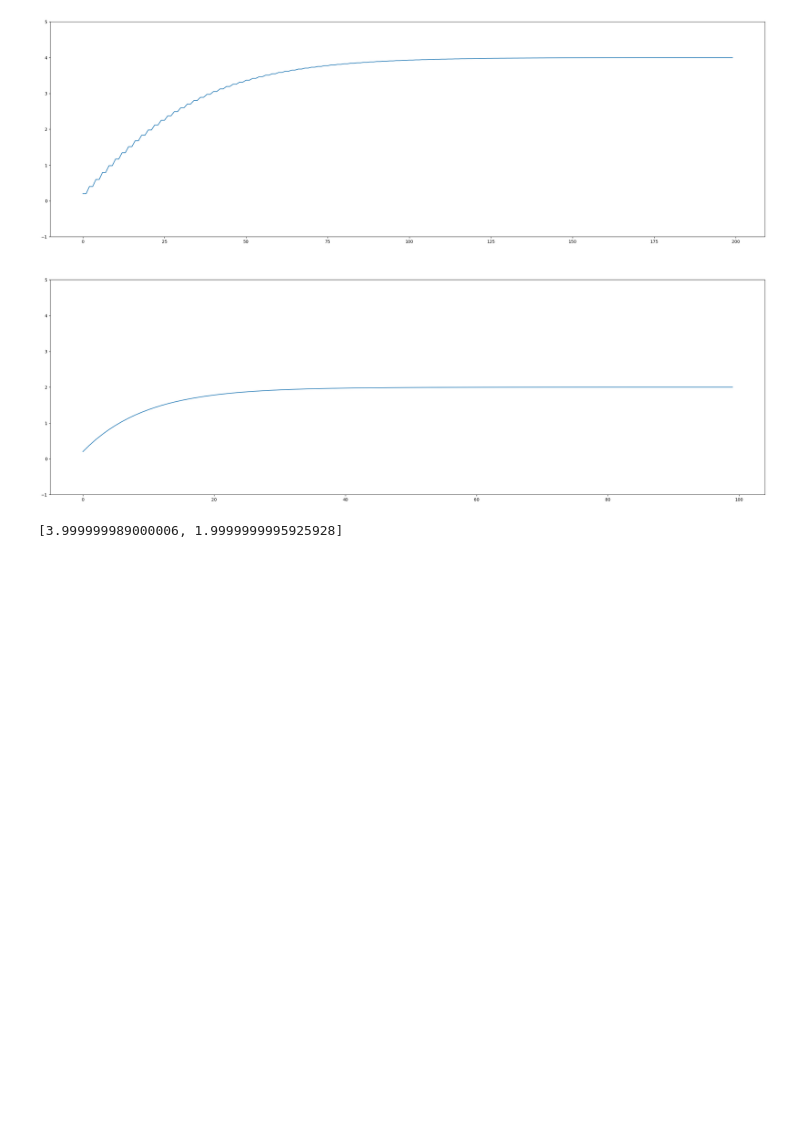
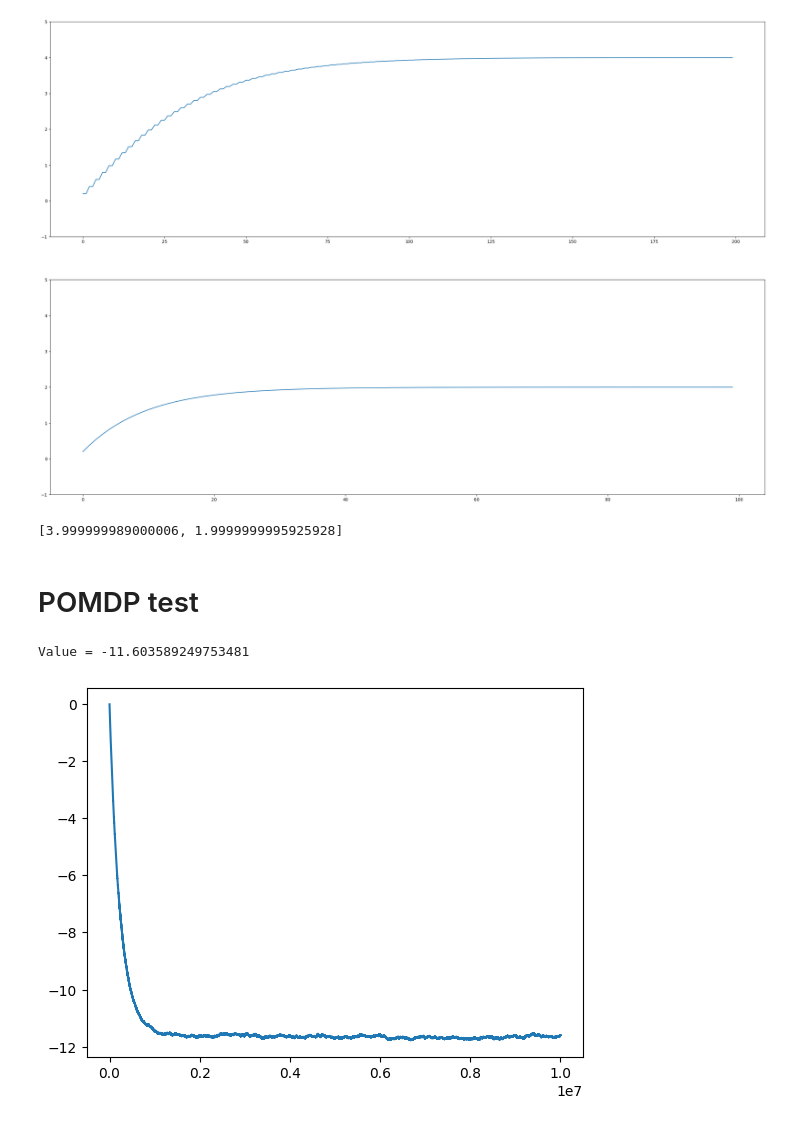
Before and after one commit to gmuthu7/Gridworld, a Jupyter notebook: random_walk.ipynb, the cells around one changed output. Cells and saved outputs as stored; diff of their text form; code cells hidden in the pictures; blank space fills up the shorter version.

Commit message:
Added POMDP test example 13.1

```diff
--- a/random_walk.ipynb
+++ b/random_walk.ipynb
@@ -123,3 +123,55 @@ for i in range(2):
 print(v)
 # %% [output]
 [3.999999989000006, 1.9999999995925928]
+# %% [markdown]
+<h1> POMDP test </h1>
+# %%
+class PomdpRandomWalk:
+    def __init__(self):
+        self.s = 0
+    def step(self,action):
+        match self.s:
+            case 0:
+                self.s+=action
+            case 1:
+                self.s+= 1 if action == 0 else -1
+            case 2:
+                self.s+= 1 if action == 1 else -1
+        return self.s,-1,self.s == 3
+
+    def reset(self):
+        self.s = 0
+        return self.s
+# %%
+env = PomdpRandomWalk()
+w = [0.,0.]
+alpha=0.0001
+prob_right = 0.59
+env.reset()
+action = 1 if np.random.rand() < prob_right else 0
+track = []
+for i in range(10000000):
+    _,reward,terminated = env.step(action)
+    if action == 1:
+        if np.random.rand() < prob_right:
+            w[1] = w[1] + alpha * (reward + (1 - terminated)*w[1] - w[1])
+            action = 1
+        else:
+            w[1] = w[1] + alpha * (reward + (1 - terminated)*w[0] - w[1])
+            action = 0
+    else:
+        if np.random.rand() < prob_right:
+            w[0] = w[0] + alpha * (reward + (1 - terminated)*w[1] - w[0])
+            action = 1
+        else:
+            w[0] = w[0] + alpha * (reward + (1 - terminated)*w[0] - w[0])
+            action = 0
+    if terminated:
+        env.reset()
+    track.append(prob_right*w[1]+(1-prob_right)*w[0])
+
+plt.plot(track)
+print("Value =",prob_right*w[1]+(1-prob_right)*w[0])
+# %% [output]
+Value = -11.603589249753481
+[figure, added]
```
